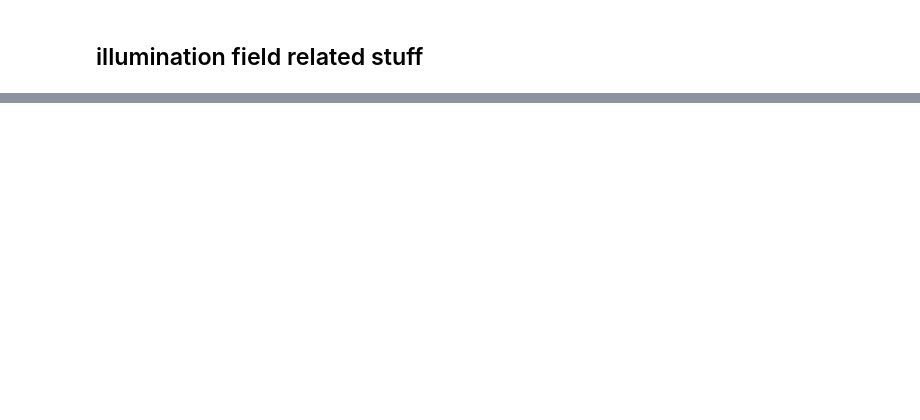
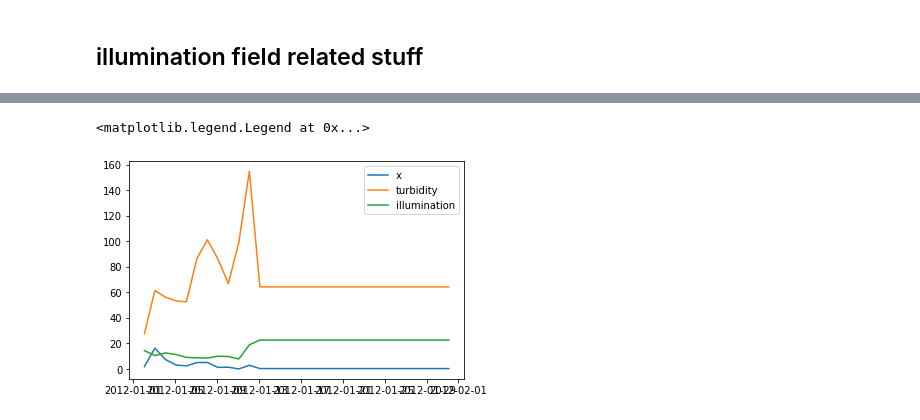
Before and after one commit to 465b/oceantracker, a Jupyter notebook: experiments/collapse/2023-v04/depth_losses_analysis.ipynb, the cells around one changed output, grey strips where cells are left out. Cells and saved outputs as stored; diff of their text form; code cells hidden in the pictures; blank space fills up the shorter version.

Commit message:
added turbidity induced precipation, fixed old part prop

```diff
--- a/experiments/collapse/2023-v04/depth_losses_analysis.ipynb
+++ b/experiments/collapse/2023-v04/depth_losses_analysis.ipynb
@@ -402,0 +398,3 @@ x_cut_off = [5e5,5.65523e5]
+# %%
+path_to_case = '/scratch/local1/output/22_11_01_depth_losses_v16/22_11_01_depth_losses_v16_caseInfo.json'
+tracks = load_output_files.load_track_data(path_to_case, var_list=['tide','water_depth','illumination','turbidity'])
@@ -403,3 +473,24 @@ x_cut_off = [5e5,5.65523e5]
+# %%
+from oceantracker.post_processing.plotting.plot_vertical_tracks import plot_path_in_vertical_section, plot_relative_height
+
+%matplotlib inline
+
+particleID = 3
+#posix to datetime
+t = [datetime.fromtimestamp(tt) for tt in tracks['time']]
+
+fig,ax = plt.subplots(1,1)
+ax.plot(t,tracks['tide'][:,particleID]-tracks['x'][:,particleID,2],label='x')
+# ax.plot(t,tracks['tide'][:,particleID],label='tide')
+# ax.plot(t,-tracks['water_depth'][:,particleID],label='water_depth')
+ax.plot(t,1000*tracks['turbidity'][:,particleID],label='turbidity')
+ax.plot(t,tracks['illumination'][:,particleID],label='illumination')
+ax.legend()
+# set x lim to 14 days
+# ax.set_xlim(t[0],t[int(1*24*7)])
+# %% [output]
+<matplotlib.legend.Legend at 0x...>
+[figure, added]
 # %%
 path_to_case = '/scratch/local1/output/22_11_01_depth_losses_v15/22_11_01_depth_losses_v15_caseInfo.json'
 tracks = load_output_files.load_track_data(path_to_case, var_list=['tide','water_depth','illumination'])
```
Also changed, not shown: parts of 17 cells of this notebook, 5 other files.
